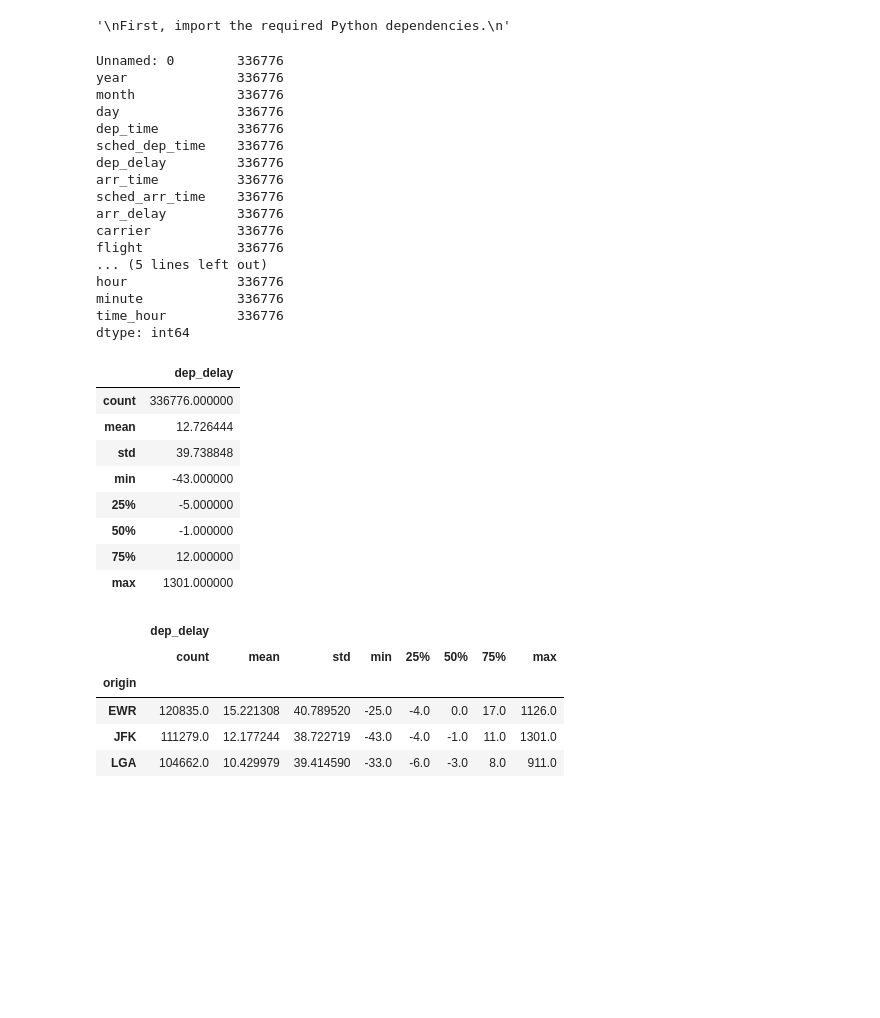
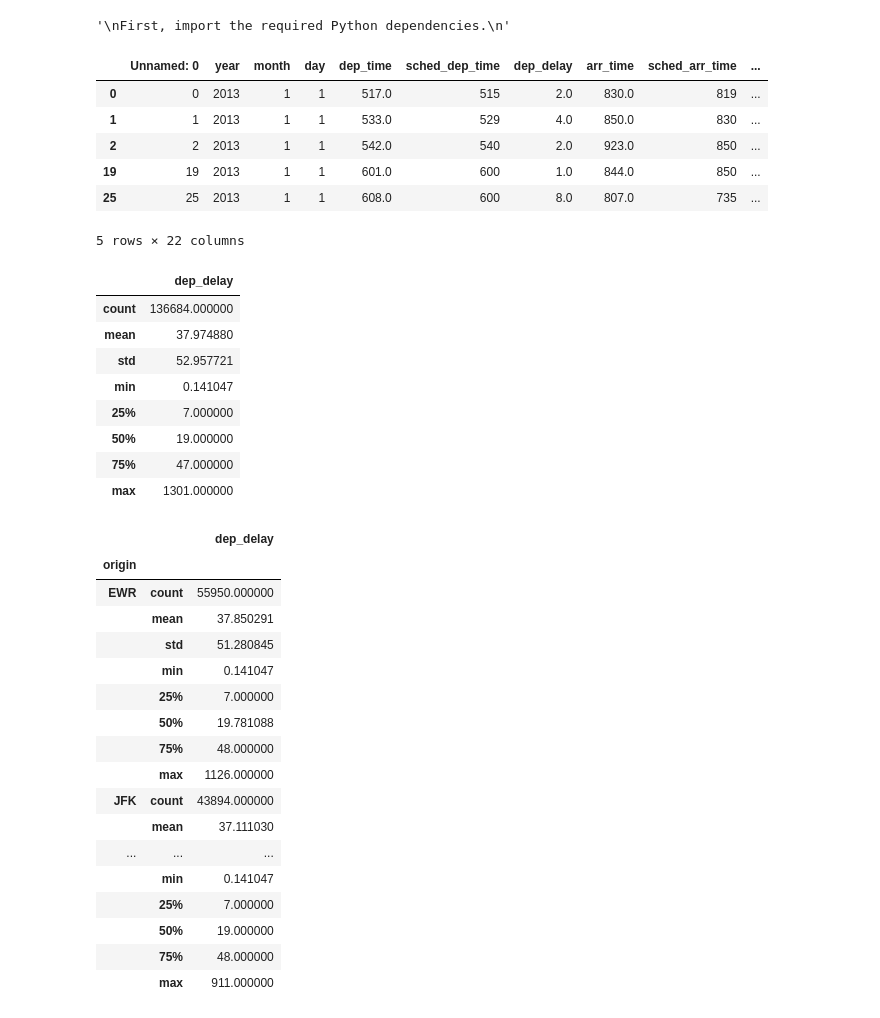
Before and after one commit to smahto243/Flight_Data, a Jupyter notebook: Best_Airports_TimeDep.ipynb, the cells around one changed output. Cells and saved outputs as stored; diff of their text form; code cells hidden in the pictures; blank space fills up the shorter version.

```diff
--- a/Best_Airports_TimeDep.ipynb
+++ b/Best_Airports_TimeDep.ipynb
@@ -20,36 +20,25 @@ df = pd.read_csv('flight_data_cleaned.csv')
 # %%
 # Find variable thats needs to be taken care(either drop or fill).
-df.count()
+df.head(5)
 # %% [output]
+|  | Unnamed: 0 | year | month | day | dep_time | sched_dep_time | dep_delay | arr_time | sched_arr_time | ... |
+| 0 | 0 | 2013 | 1 | 1 | 517.0 | 515 | 2.0 | 830.0 | 819 | ... |
+| 1 | 1 | 2013 | 1 | 1 | 533.0 | 529 | 4.0 | 850.0 | 830 | ... |
+| 2 | 2 | 2013 | 1 | 1 | 542.0 | 540 | 2.0 | 923.0 | 850 | ... |
+| 19 | 19 | 2013 | 1 | 1 | 601.0 | 600 | 1.0 | 844.0 | 850 | ... |
+| 25 | 25 | 2013 | 1 | 1 | 608.0 | 600 | 8.0 | 807.0 | 735 | ... |
-Unnamed: 0        336776
-year              336776
-month             336776
-day               336776
-dep_time          336776
-sched_dep_time    336776
-dep_delay         336776
-arr_time          336776
-sched_arr_time    336776
-arr_delay         336776
-carrier           336776
-flight            336776
-... (5 lines left out)
-hour              336776
-minute            336776
-time_hour         336776
-dtype: int64
+5 rows × 22 columns
 # %%
-df = df[df["dep_delay"]]
 df.loc[:, ["dep_delay"] ].describe()
 # %% [output]
 |  | dep_delay |
-| count | 336776.000000 |
-| mean | 12.726444 |
-| std | 39.738848 |
-| min | -43.000000 |
-| 25% | -5.000000 |
-| 50% | -1.000000 |
-| 75% | 12.000000 |
+| count | 136684.000000 |
+| mean | 37.974880 |
+| std | 52.957721 |
+| min | 0.141047 |
+| 25% | 7.000000 |
+| 50% | 19.000000 |
+| 75% | 47.000000 |
 | max | 1301.000000 |
 # %%
 # Descriptive statistics by group
@@ -57,9 +46,21 @@ df.loc[:, ["dep_delay"] ].describe()
 grp_dep = df[['dep_delay']].groupby(df['origin']).describe()
 grp_dep
 # %% [output]
-|  | dep_delay |  |  |  |  |  |  |  |
-|  | count | mean | std | min | 25% | 50% | 75% | max |
-| origin |  |  |  |  |  |  |  |  |
-| EWR | 120835.0 | 15.221308 | 40.789520 | -25.0 | -4.0 | 0.0 | 17.0 | 1126.0 |
-| JFK | 111279.0 | 12.177244 | 38.722719 | -43.0 | -4.0 | -1.0 | 11.0 | 1301.0 |
-| LGA | 104662.0 | 10.429979 | 39.414590 | -33.0 | -6.0 | -3.0 | 8.0 | 911.0 |
+|  |  | dep_delay |
+| origin |  |  |
+| EWR | count | 55950.000000 |
+|  | mean | 37.850291 |
+|  | std | 51.280845 |
+|  | min | 0.141047 |
+|  | 25% | 7.000000 |
+|  | 50% | 19.781088 |
+|  | 75% | 48.000000 |
+|  | max | 1126.000000 |
+| JFK | count | 43894.000000 |
+|  | mean | 37.111030 |
+| ... | ... | ... |
+|  | min | 0.141047 |
+|  | 25% | 7.000000 |
+|  | 50% | 19.000000 |
+|  | 75% | 48.000000 |
+|  | max | 911.000000 |
```
Also changed, not shown: parts of 7 cells of this notebook.
